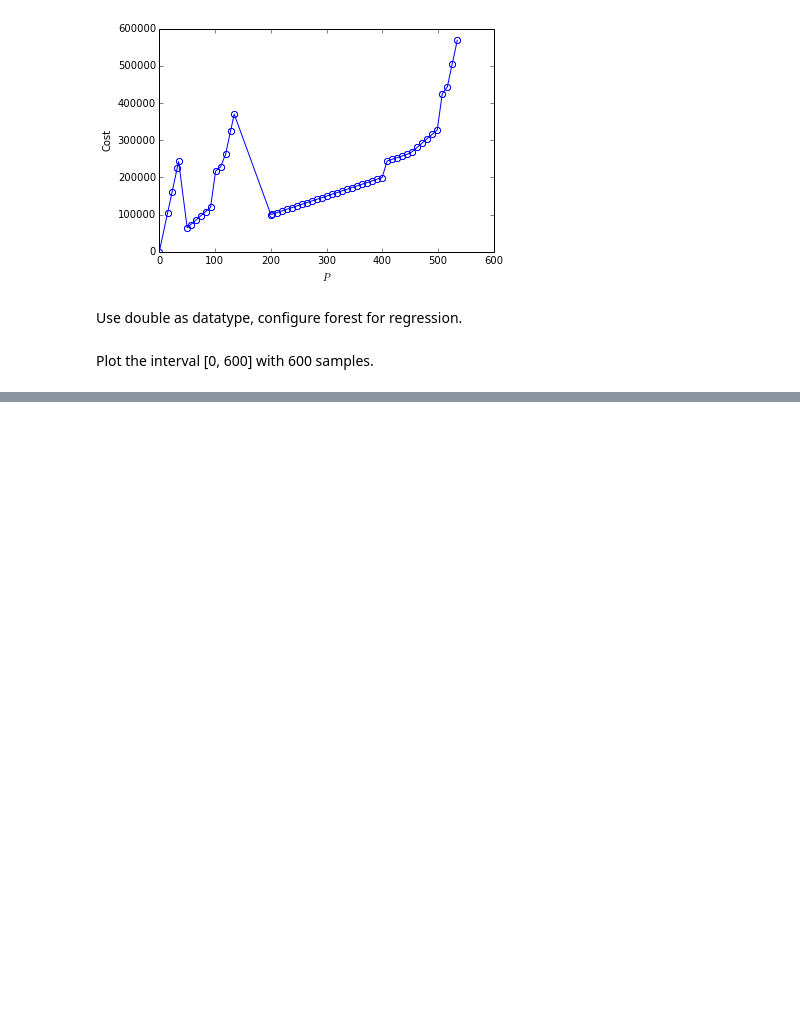
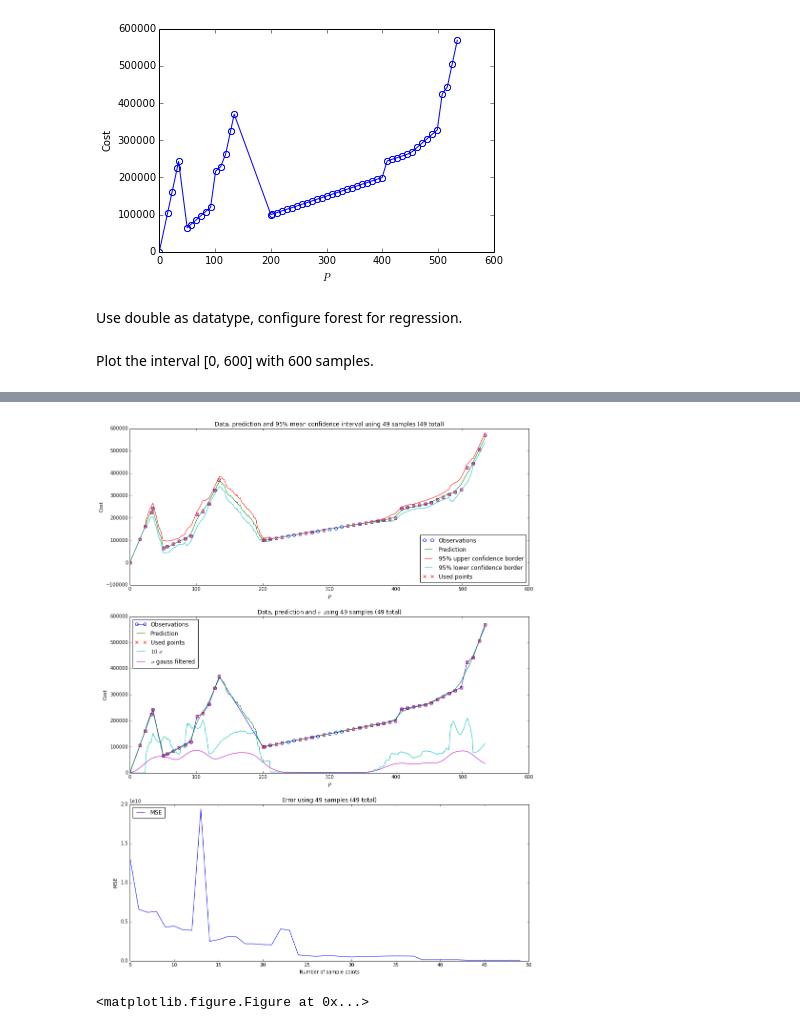
Before and after one commit to Alexander-Schiendorfer/learning-for-sampling, a Jupyter notebook: ipython-notebooks/regression_fertilized_forests.ipynb, the cells around one changed output, grey strips where cells are left out. Cells and saved outputs as stored; diff of their text form; code cells hidden in the pictures; blank space fills up the shorter version.

```diff
--- a/ipython-notebooks/regression_fertilized_forests.ipynb
+++ b/ipython-notebooks/regression_fertilized_forests.ipynb
@@ -84,0 +101,75 @@ plt.legend(loc='upper left')
+# %%
+from IPython import display
+import time
+from sklearn.metrics import mean_squared_error
+def showAndRedraw(delay):
+    r"""Zeigt den momentanen Plot and und wartet `delay` Sekunden
+    bis zum weiterrechnen. Der Plot wird beim nächsten Aufruf
+    ersetzt."""
+    display.clear_output(wait=True)
+    display.display(plt.gcf())
+    time.sleep(delay)
+    plt.gcf().clear()
+# %%
+n_initial_points = 5
+allow_readdition = False
+use_gaussian_convolved_for_resampling=False
+plt.figure(figsize=(15, 20))
+sample_points = np.round(np.linspace(0, power50.shape[0]-1, num=n_initial_points)).astype('int')
+errors = []
+errors_relative = []
+errors_sample_counts = []
+for add_point_idx in xrange(45):
+    forest = soil.StandardRegressionForest(1, # Number of features
+                                           5, # Maximum depth
+                                           1, # Tested features per node
+                                           10, # Tested thresholds
+                                           200, # # trees
+                                           2, # Min samples per leaf
+                                           4  # Min samples per split
+                                           )
+    X_sampled = X[sample_points, :]
+    Y_sampled = Y[sample_points, :]
+    forest.fit(X_sampled, Y_sampled)
+    create_plot(forest,
+                ' using %d samples (%d total)' % (np.unique(sample_points).shape[0],
+                                                  sample_points.shape[0]),
+                sample_points,
+                (3, 1))
+    # Measure the error.
+    error = mean_squared_error(Y, forest.predict(X)[:, 0])
+    errors_sample_counts.append(np.unique(sample_points).shape[0])
+    errors.append(error)
+    errors_relative.append(float(errors_sample_counts[-1])/ error)
+    plt.subplot(3,1,3)
+    plt.title('Error using %d samples (%d total)' % (np.unique(sample_points).shape[0],
+                                                     sample_points.shape[0]))
+    plt.xlabel('Number of sample points')
+    plt.ylabel('MSE')
+    plt.plot(errors_sample_counts, np.array(errors), label='MSE')
+    #plt.plot(errors_sample_counts, errors_relative, label='MSE/npoints')
+    plt.legend(loc='upper left')
+    showAndRedraw(0.2)
+    # Find the most promising point and resample.
+    X_test = np.linspace(0, np.max(X), num=600)
+    X_test = np.atleast_2d(X_test).T
+    prediction = forest.predict(X_test)
+    suggested_x = None
+    conv_var = np.convolve(prediction[:, 1], signal.gaussian(50, 10.), mode='same')
+    candidates = range(prediction.shape[0])
+    while suggested_x is None:
+        if use_gaussian_convolved_for_resampling:
+            suggested_x_idx = np.argmax(conv_var[candidates])
+        else:
+            suggested_x_idx = np.argmax(prediction[candidates, 1])
+        suggested_x_idx = candidates[suggested_x_idx]
+        suggested_x = X_test[suggested_x_idx]
+        # Get closest known powervalue.
+        closest_x_idx = np.argmin((power50-suggested_x)**2)
+        if closest_x_idx in sample_points and not allow_readdition:
+            candidates = [candidate for candidate in candidates if candidate != suggested_x_idx]
+            suggested_x = None
+    sample_points = np.hstack((sample_points, closest_x_idx))
+# %% [output]
+[figure, added]
+<matplotlib.figure.Figure at 0x...>
```
Also changed, not shown: parts of 10 cells of this notebook.
